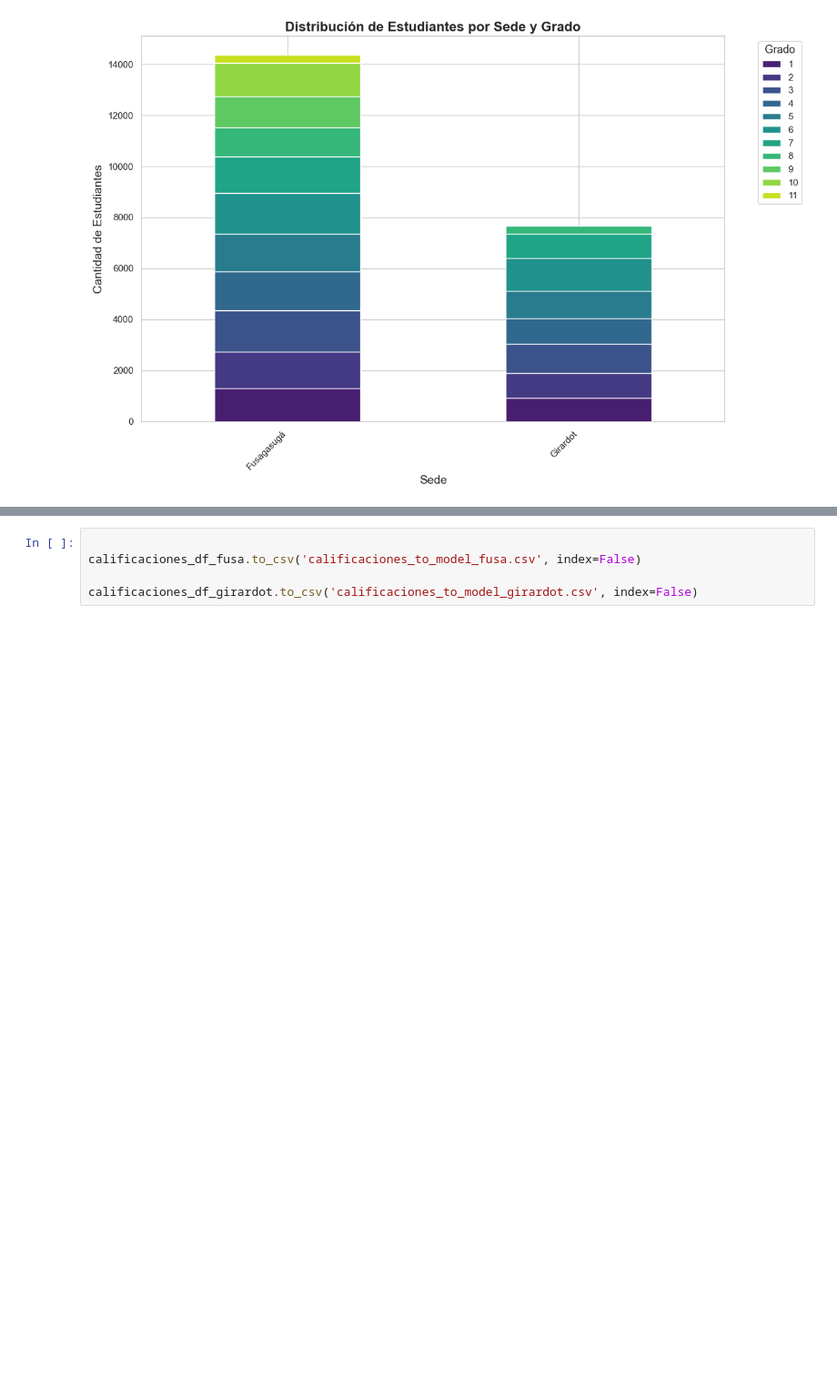
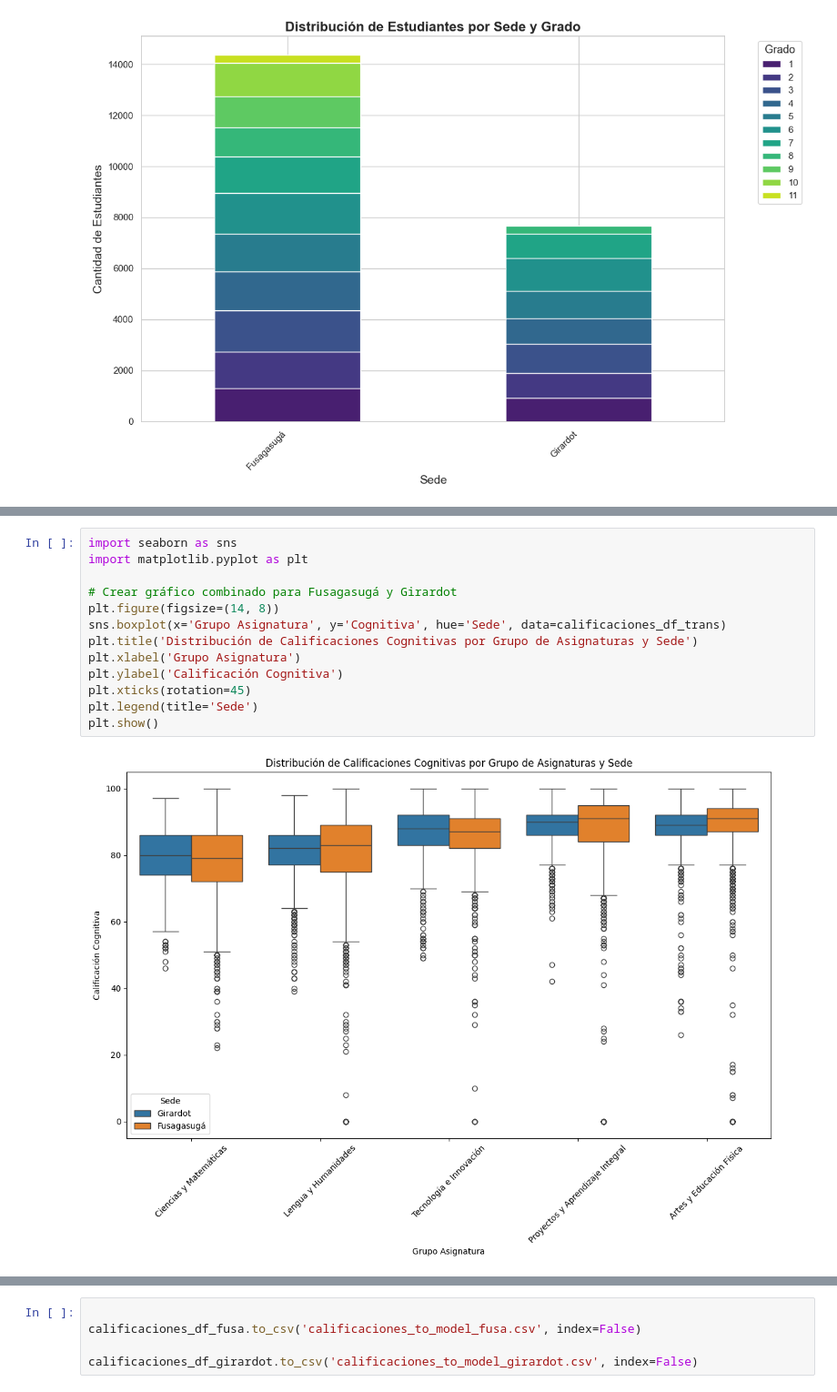
Before and after one commit to didi-gg/formar-innovar, a Jupyter notebook: notebooks/calificaciones_crisp_fase_2.ipynb, the cells around one changed output, grey strips where cells are left out. Shown at 91% size. Saved outputs shown, nothing was run; the diff lists cells and outputs as text; blank space fills up the shorter version.

```diff
--- a/notebooks/calificaciones_crisp_fase_2.ipynb
+++ b/notebooks/calificaciones_crisp_fase_2.ipynb
@@ -444,0 +505,15 @@ plt.show()
+# %%
+import seaborn as sns
+import matplotlib.pyplot as plt
+
+# Crear gráfico combinado para Fusagasugá y Girardot
+plt.figure(figsize=(14, 8))
+sns.boxplot(x='Grupo Asignatura', y='Cognitiva', hue='Sede', data=calificaciones_df_trans)
+plt.title('Distribución de Calificaciones Cognitivas por Grupo de Asignaturas y Sede')
+plt.xlabel('Grupo Asignatura')
+plt.ylabel('Calificación Cognitiva')
+plt.xticks(rotation=45)
+plt.legend(title='Sede')
+plt.show()
+# %% [output]
+[figure, added]
```
Also changed, not shown: parts of 27 cells of this notebook, 1 other file.
